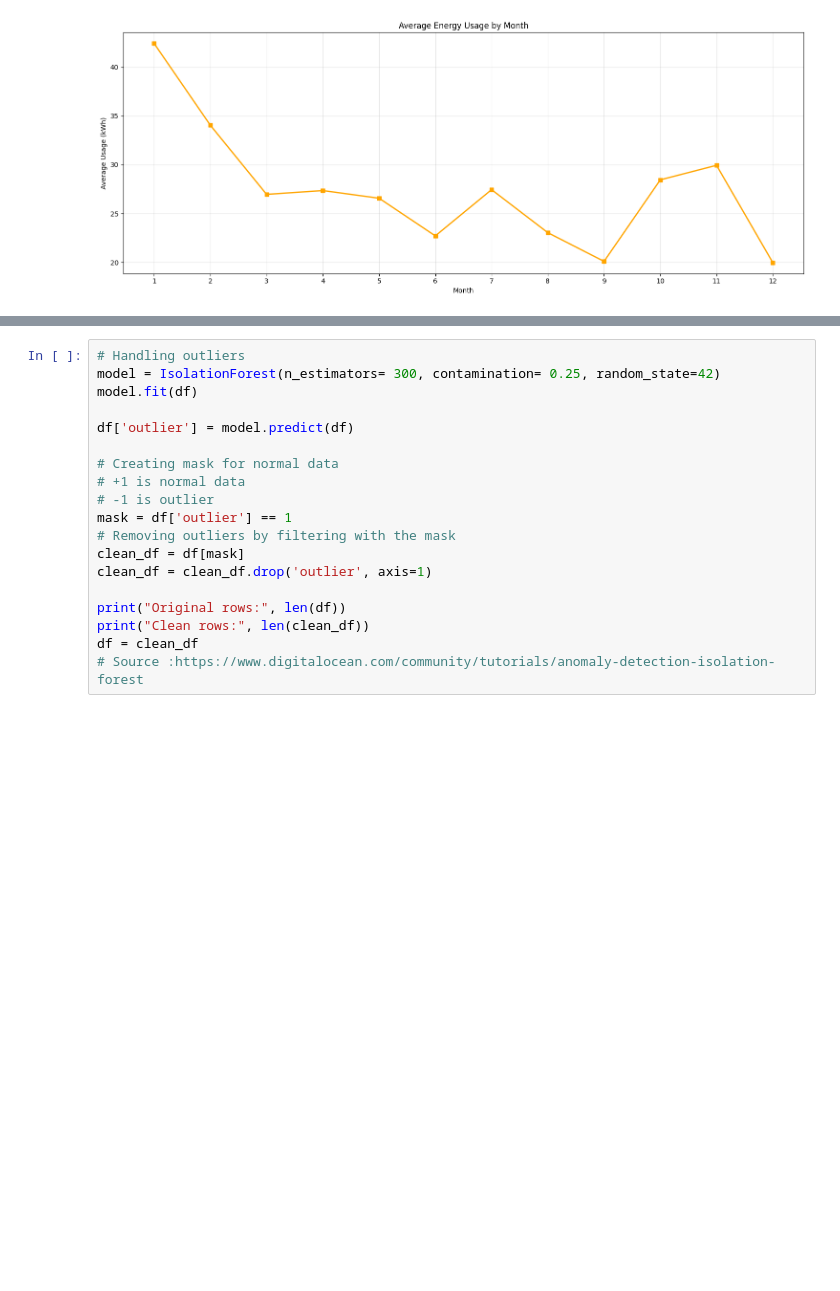
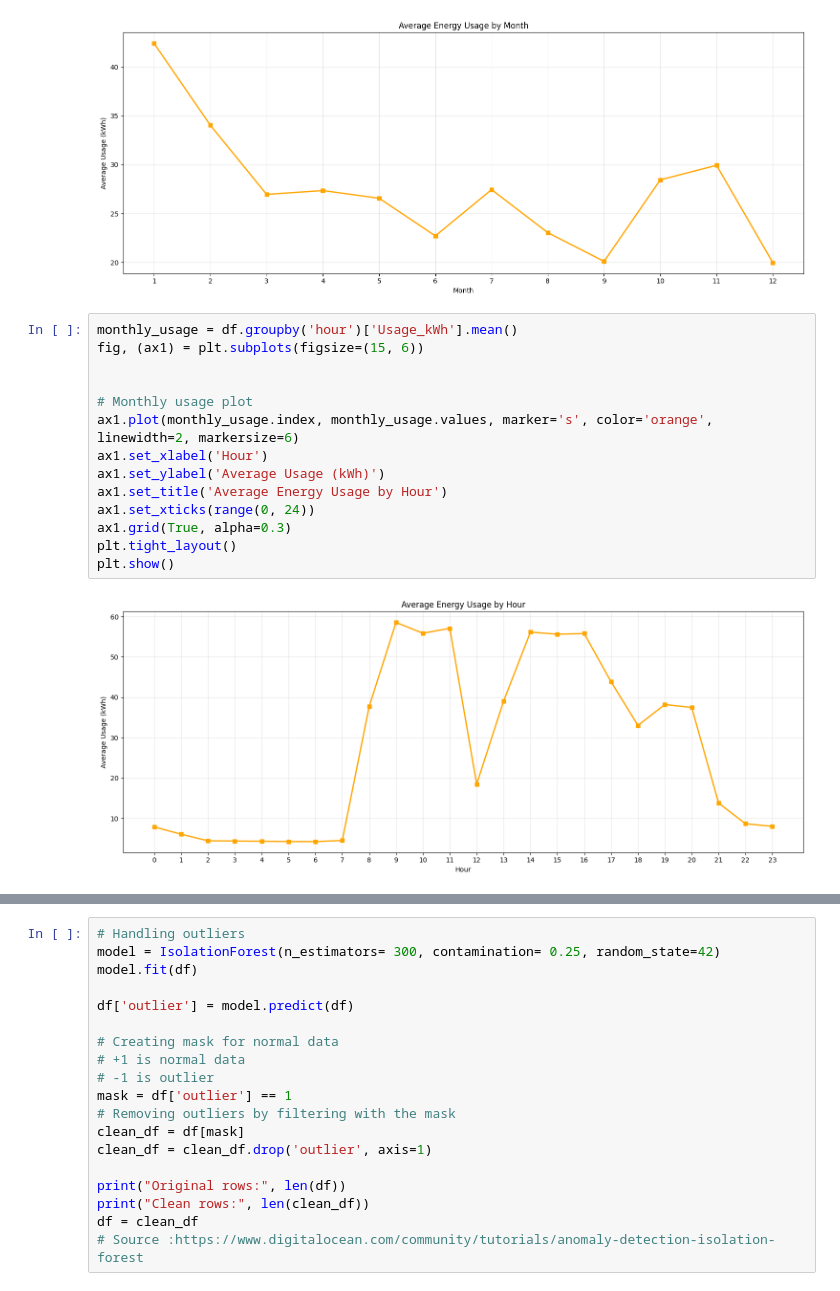
Before and after one commit to Mortti11/Deep_Learning, a Jupyter notebook: Regression/Explor_Prepros.ipynb, the cells around one changed output, grey strips where cells are left out. Saved outputs shown, nothing was run; the diff lists cells and outputs as text; blank space fills up the shorter version.

```diff
--- a/Regression/Explor_Prepros.ipynb
+++ b/Regression/Explor_Prepros.ipynb
@@ -214,3 +236,19 @@ plt.show()
 # less energy is used at 9th month.
 # %% [output]
 [figure]
+# %%
+monthly_usage = df.groupby('hour')['Usage_kWh'].mean()
+fig, (ax1) = plt.subplots(figsize=(15, 6))
+
+
+# Monthly usage plot
+ax1.plot(monthly_usage.index, monthly_usage.values, marker='s', color='orange', linewidth=2, markersize=6)
+ax1.set_xlabel('Hour')
+ax1.set_ylabel('Average Usage (kWh)')
+ax1.set_title('Average Energy Usage by Hour')
+ax1.set_xticks(range(0, 24))
+ax1.grid(True, alpha=0.3)
+plt.tight_layout()
+plt.show()
+# %% [output]
+[figure, added]
```
Also changed, not shown: parts of 10 cells of this notebook, 19 other files.
